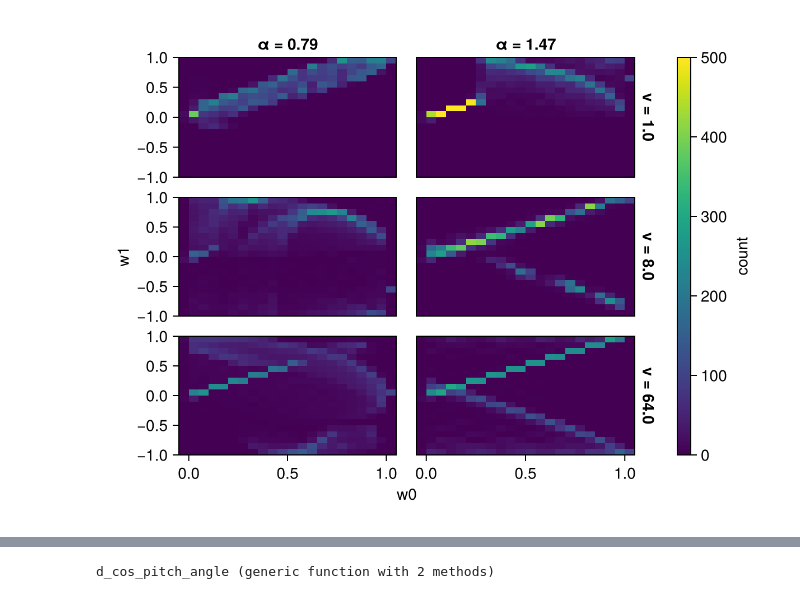
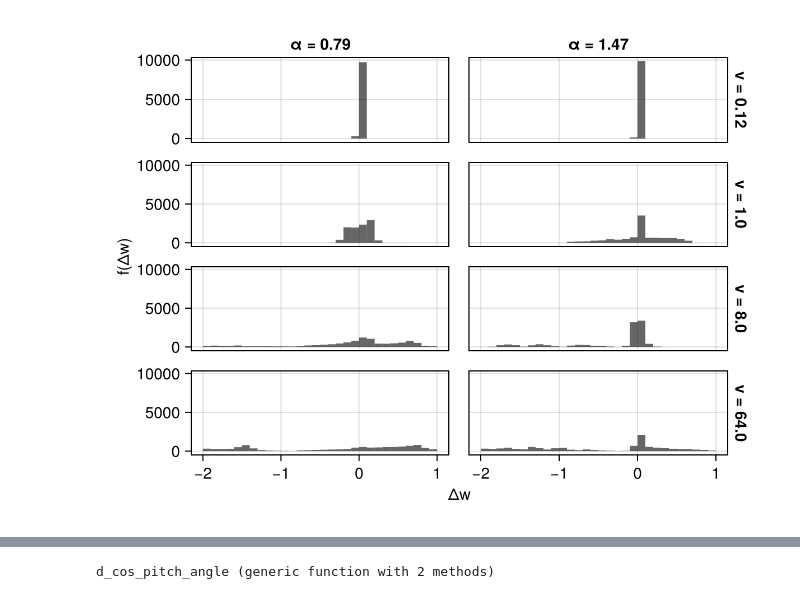
Before and after one commit to Beforerr/ion_scattering_by_SWD, a Jupyter notebook: notebooks/sim_analysis.ipynb, the cells around one changed output, grey strips where cells are left out. Drawn from its saved outputs; the diff is of its cells as text; code cells hidden in the pictures.

```diff
--- a/notebooks/sim_analysis.ipynb
+++ b/notebooks/sim_analysis.ipynb
@@ -44,0 +30,11 @@ v_map = :v => v_renamer
+# %%
+rename_value(v, s::Symbol; digits=2) = v => "$(s) = $(round(v, digits=digits))"
+
+syms = [:α, :β, :v]
+
+α_map, β_map, v_map = map(syms) do s
+    vals = unique(dfs[!, s]) |> sort
+    s => renamer(rename_value.(vals, s))
+end
+
+Δw_map = :Δw
@@ -45,27 +58,13 @@ v_map = :v => v_renamer
 # %%
-function pa_pair_plot(df::AbstractDataFrame)
-    pa_pair_plot(data(df))
+"""
+Plot the distribution of pitch-angle cosine variation
+"""
+function pa_diff_plot(layer; kwargs...)
+    plt = layer * mapping(:Δw) * histogram(bins=32)
+    axis=(; xlabel="Δw", ylabel="f(Δw)")
+    draw(plt; axis=axis, kwargs...)
 end
 
-function pa_pair_plot(layer)
-    # Plot the distribution of pitch-angle cosine variation using AlgebraOfGraphics
-    plt = layer * mapping(:w0, :w1;) * histogram(bins=32)
-    # axis=(; xlabel="Δw", ylabel="f(Δw)", title="Distribution of Pitch-Angle Cosine Variation")
-    # axis=(; colorscale=log10)
-    axis = (;)
-    draw(plt; axis=axis)
-
-    # color = :v => nonnumeric
-end
-
-function pa_diff_plot(layer)
-    plt = layer * mapping(:Δw) * histogram(bins=32)
-    axis=(; xlabel="Δw", ylabel="f(Δw)")
-    draw(plt; axis=axis)
-end
-
-
-layer = data(df) * mapping(col = α_map, row = v_map)
-pa_pair_plot(layer)
+pa_diff_plot(layer)
 # %% [output]
-[figure, old version]
+[figure, new version]
```
Also changed, not shown: parts of 5 cells of this notebook.
